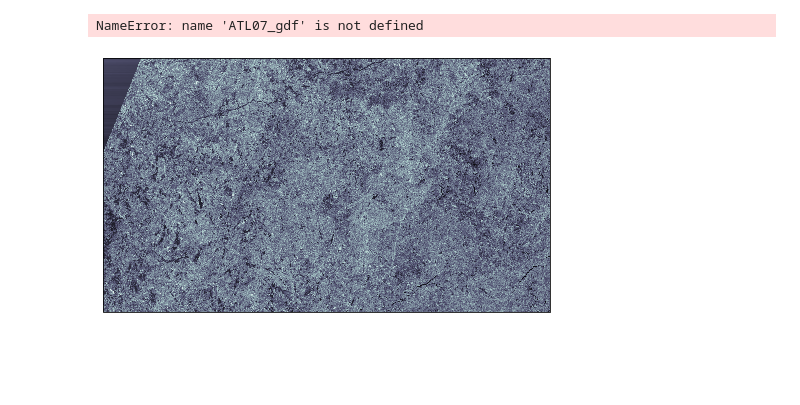
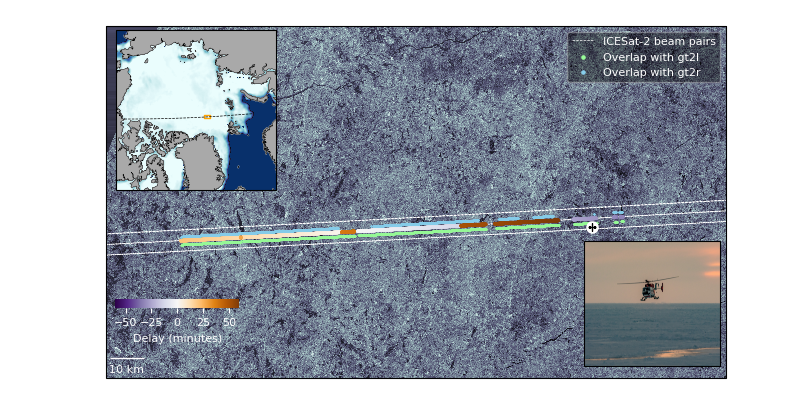
Before and after one commit to robertricker/Notebooks, a Jupyter notebook: atl_als_mosaic.ipynb, the cells around one changed output. Drawn from its saved outputs; the diff is of its cells as text; code cells hidden in the pictures; blank space fills up the shorter version.

```diff
--- a/atl_als_mosaic.ipynb
+++ b/atl_als_mosaic.ipynb
@@ -1,4 +1,10 @@
 # %%
+import xarray as xr
+s1 = xr.open_rasterio('/Users/rricker/Data/IS2/S1/S1_EW_HH_sub_20200323T102552_20200323T102857_s1_400km_ps_50m_50.tiff')
+
+import sys
+sys.path.append('/Users/rricker/GitLab/projects/chione/')
+out_path = "/Users/rricker/OneDrive - NORCE/publications/2022/ICESat2_ALS_MOSAiC/"
 import pandas as pd
 import geopandas as gpd
 import shapely as shp
@@ -12,8 +18,8 @@ from scipy import interpolate
 from scipy.interpolate import Rbf
 from scipy import signal
 from PIL import Image
-from read_ICESat2.read_ICESat2_ATL07 import read_HDF5_ATL07
-from read_ICESat2.read_ICESat2_ATL10 import read_HDF5_ATL10
+from read_icesat2.read_ICESat2_ATL07 import read_HDF5_ATL07
+from read_icesat2.read_ICESat2_ATL10 import read_HDF5_ATL10
 import warnings
 import cartopy.crs as ccrs
 import cartopy
@@ -33,7 +39,6 @@ import re
 import json
 import pickle
 import statistics as stat
-import sys
 import os
 import geopy.distance
 import cmocean
@@ -44,6 +49,9 @@ from shapely.geometry.polygon import LinearRing
 from mpl_toolkits.axes_grid1.anchored_artists import AnchoredSizeBar
 import matplotlib.font_manager as fm
 import seaborn as sns
+from math import degrees, atan2
+from scipy.stats import lognorm
+from scipy.optimize import curve_fit
 
 warnings.filterwarnings('ignore')
 logging.disable(sys.maxsize)
@@ -304,13 +553,15 @@ ATL10_gdfs['distance_along_track'] = tmp.distance(tmp.shift(1)).cumsum(axis = 0)
 
 ALSpath = "/Users/rricker/Data/IS2/tds-is2/l4-grid-v2/"
 ALSlist = sorted(glob.glob(ALSpath + '*.nc'))
-#ALSlist=ALSlist[61:62]
+#ALSlist=ALSlist[64:68]
 
-#data_gt2l, data_gt2r = join_ATL_ALS(ALSlist,ATL07_gdf)
+#data_gt2l, data_gt2r = join_ATL_ALS(ALSlist,ATL07_gdf,ATL10_gdf)
 
-#data_gt2l.to_pickle('/Users/rricker/Data/IS2/data_gt2l.pkl')
-#data_gt2r.to_pickle('/Users/rricker/Data/IS2/data_gt2r.pkl')
+#data_gt2l.to_pickle('/Users/rricker/Data/IS2/data_gt2l_DriftCorrected_v3.pkl')
+#data_gt2r.to_pickle('/Users/rricker/Data/IS2/data_gt2r_DriftCorrected_v3.pkl')
 
-data_gt2l = pd.read_pickle('/Users/rricker/Data/IS2/data_gt2l.pkl')
-data_gt2r = pd.read_pickle('/Users/rricker/Data/IS2/data_gt2r.pkl')
+data_gt2l = pd.read_pickle('/Users/rricker/Data/IS2/data_gt2l_DriftCorrected_v3.pkl')
+data_gt2r = pd.read_pickle('/Users/rricker/Data/IS2/data_gt2r_DriftCorrected_v3.pkl')
+#data_gt2l = pd.read_pickle('/Users/rricker/Data/IS2/data_gt2l.pkl')
+#data_gt2r = pd.read_pickle('/Users/rricker/Data/IS2/data_gt2r.pkl')
 # %% [output]
@@ -442,6 +724,6 @@ s1 = xr.open_rasterio('/Users/rricker/Data/IS2/S1/S1_EW_HH_sub_20200323T102552_2
 # %%
 # overview figure
-
+mpl.rc_file_defaults()
 xrange = (1100,4800)
 yrange = (2800,4900)
 
@@ -498,33 +780,33 @@ y = [ymin, ymax, ymax, ymin]
 roi = LinearRing(list(zip(x, y)))
 ax2.add_geometries([roi], crs, facecolor='none', edgecolor='orange')
 
 ax3 = fig.add_axes([0.723, 0.283, 0.17, 0.17],projection=crs)
 ax3.imshow(im)
 
 fontprops = fm.FontProperties(size=8)
 scalebar = AnchoredSizeBar(ax.transData,
                            1e4, '10 km', 'lower left',
                            pad=0.2,
+                           sep=5,
                            color='white',
                            frameon=False,
                            size_vertical=0.5,
                            fontproperties=fontprops)
 
 ax.add_artist(scalebar)
 
 cax = ax.inset_axes([0.015, 0.2, 0.2, 0.025], transform=ax.transAxes)
 cb = plt.colorbar(gt2l_delay,ax=ax,orientation='horizontal',cax=cax)
 cb.set_label(label='Delay (minutes)',size=8,color='white')
 cb.ax.tick_params(labelsize=8,color='white')
 cb.outline.set_linewidth(0)
 cb.ax.xaxis.set_tick_params(color='white', labelcolor='white')
 cb.locator = ticker.MaxNLocator(nbins=5)
 cb.update_ticks()
 
 leg = ax.legend(loc="upper right",fontsize=8,markerscale=10,labelcolor='white',
                 facecolor='black',framealpha=0.4)
 
-plt.savefig('overview1.png',dpi=300,bbox_inches='tight' )
+plt.savefig(out_path + 'Overview1.png',dpi=300,bbox_inches='tight' )
 # %% [output]
-NameError: name 'ATL07_gdf' is not defined
-[figure, old version]
+[figure, new version]
```
Also changed, not shown: parts of 16 cells of this notebook.
